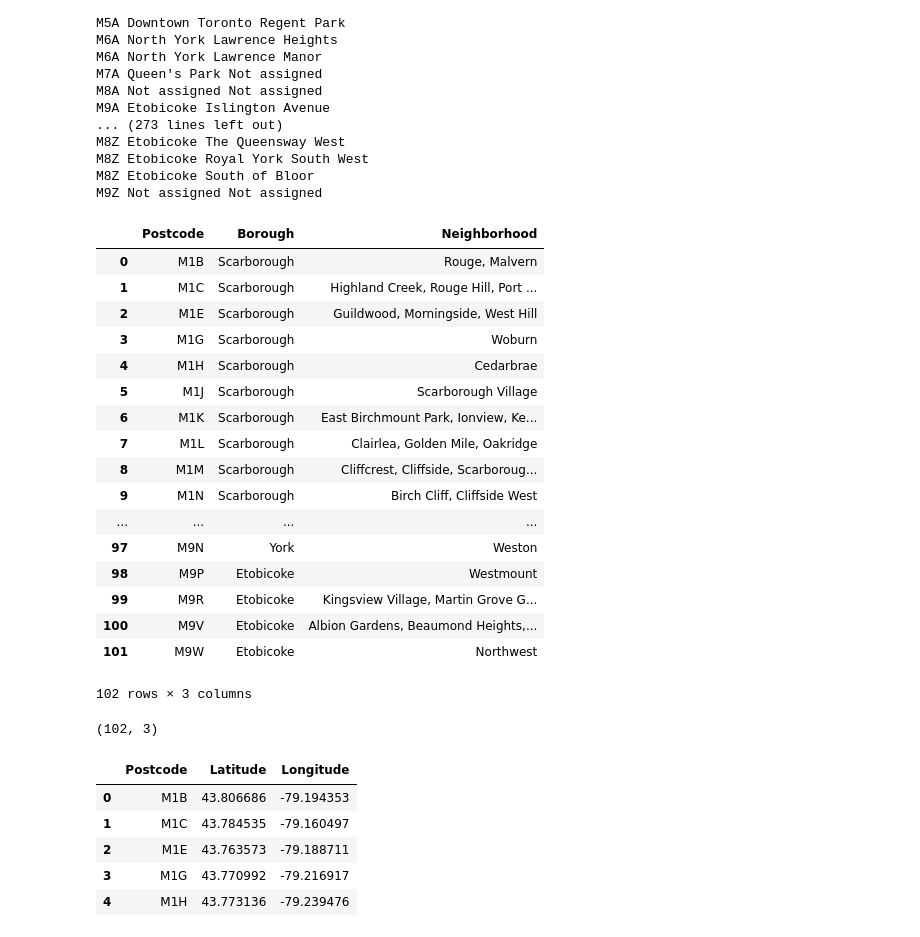
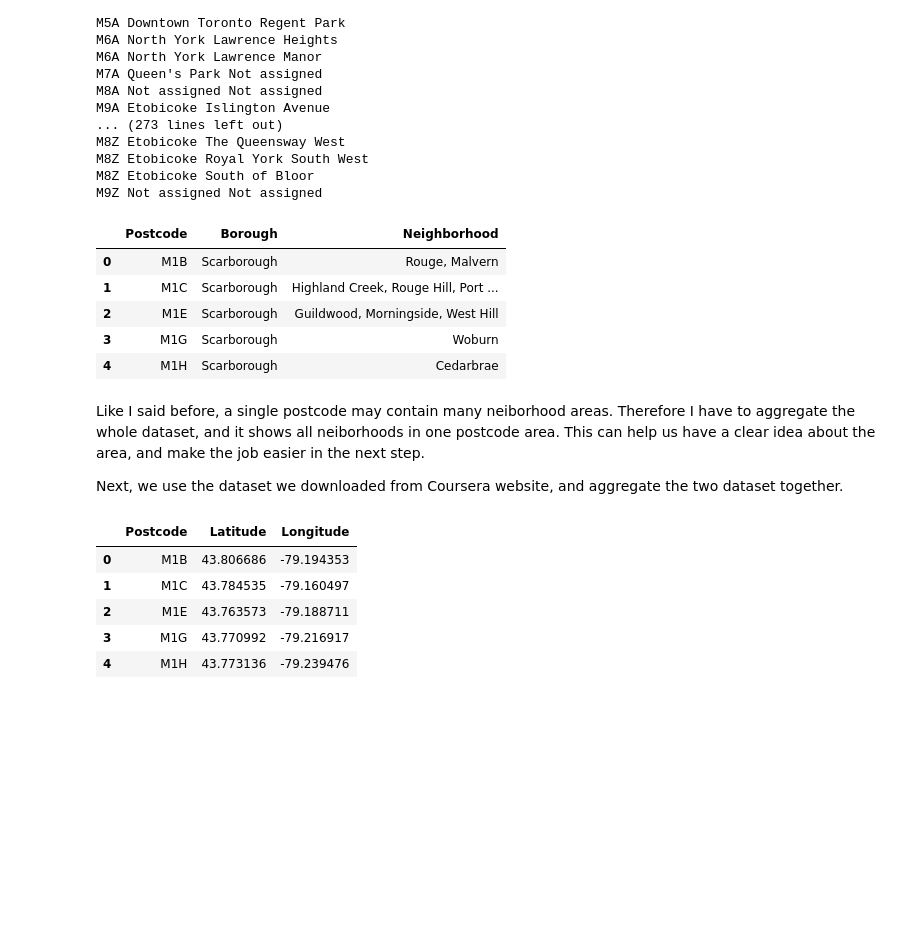
Before and after one commit to ZhengYoung1015/Project-Hub, a Jupyter notebook: Segmenting and Clustering Neighborhoods in Toronto.ipynb, the cells around one changed output. Drawn from its saved outputs; the diff is of its cells as text; code cells hidden in the pictures; blank space fills up the shorter version.

```diff
--- a/Segmenting and Clustering Neighborhoods in Toronto.ipynb
+++ b/Segmenting and Clustering Neighborhoods in Toronto.ipynb
@@ -100,35 +132,23 @@ M9Z Not assigned Not assigned
 # %%
 tor = tor[tor.Borough!='Not assigned']
 tor = tor[tor.Neighborhood!='Not assigned']
 tor = tor[tor.Borough!= 0]
 tor.reset_index(drop = True, inplace = True)
 
 tor = tor.groupby(['Postcode','Borough'])['Neighborhood'].apply(', '.join).reset_index()
 
-tor
+tor.head()
 # %% [output]
 |  | Postcode | Borough | Neighborhood |
 | 0 | M1B | Scarborough | Rouge, Malvern |
 | 1 | M1C | Scarborough | Highland Creek, Rouge Hill, Port ... |
 | 2 | M1E | Scarborough | Guildwood, Morningside, West Hill |
 | 3 | M1G | Scarborough | Woburn |
 | 4 | M1H | Scarborough | Cedarbrae |
-| 5 | M1J | Scarborough | Scarborough Village |
-| 6 | M1K | Scarborough | East Birchmount Park, Ionview, Ke... |
-| 7 | M1L | Scarborough | Clairlea, Golden Mile, Oakridge |
-| 8 | M1M | Scarborough | Cliffcrest, Cliffside, Scarboroug... |
-| 9 | M1N | Scarborough | Birch Cliff, Cliffside West |
-| ... | ... | ... | ... |
-| 97 | M9N | York | Weston |
-| 98 | M9P | Etobicoke | Westmount |
-| 99 | M9R | Etobicoke | Kingsview Village, Martin Grove G... |
-| 100 | M9V | Etobicoke | Albion Gardens, Beaumond Heights,... |
-| 101 | M9W | Etobicoke | Northwest |
-102 rows × 3 columns
-# %%
-tor.shape
-# %% [output]
-(102, 3)
+# %% [markdown]
+Like I said before, a single postcode may contain many neiborhood areas. Therefore I have to aggregate the whole dataset, and it shows all neiborhoods in one postcode area. This can help us have a clear idea about the area, and make the job easier in the next step.
+
+Next, we use the dataset we downloaded from Coursera website, and aggregate the two dataset together.
 # %%
 import types
 import pandas as pd
```
Also changed, not shown: parts of 44 cells of this notebook.
